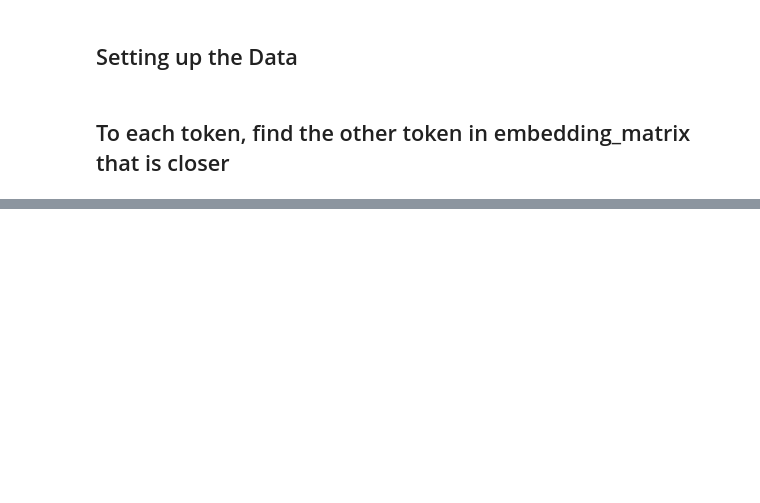
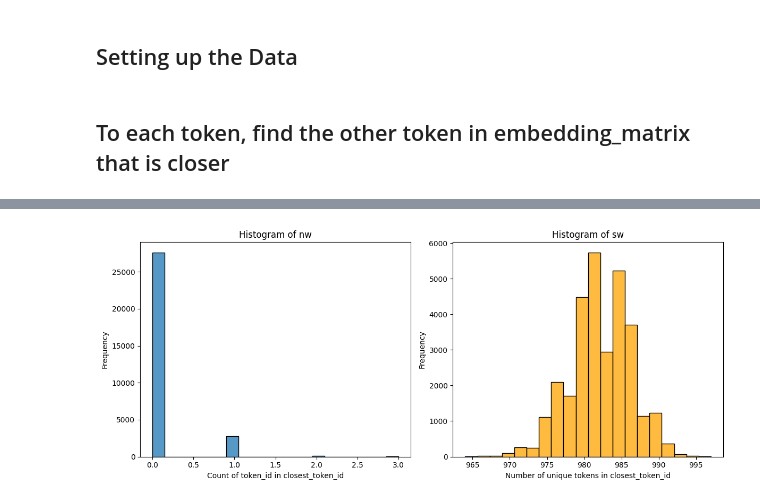
Before and after one commit to IgorJoaquimn/differential-privacy, a Jupyter notebook: Plausible Deniability Statistics.ipynb, the cells around one changed output, grey strips where cells are left out. Drawn from its saved outputs; the diff is of its cells as text; code cells hidden in the pictures; blank space fills up the shorter version.

```diff
--- a/Plausible Deniability Statistics.ipynb
+++ b/Plausible Deniability Statistics.ipynb
@@ -30,7 +54,7 @@ embedding_matrix = model.original_emb.weight  # Shape: (vocab_size, hidden_size)
 # %%
 def collect_token_embeddings_in_batches(model, tokenizer, device, batch_size=32, num_repeats=1000):
     model.eval()
-    token_ids = list(tokenizer.get_vocab().values())
+    token_ids = sorted(list(tokenizer.get_vocab().values()))
     idx = []
     embeddings = []
 
@@ -56,8 +80,8 @@ def collect_token_embeddings_in_batches(model, tokenizer, device, batch_size=32,
 
 idx, embeddings = collect_token_embeddings_in_batches(
     model, tokenizer, device,
-    batch_size=1024,
-    num_repeats=100
+    batch_size=512,
+    num_repeats=1000
 )
 # %% [markdown]
 ## To each token, find the other token in embedding_matrix that is closer
@@ -132,8 +232,8 @@ def compute_closest_embeddings(idx_list, embedding_list, embedding_matrix, token
 # %%
-df_results = compute_closest_embeddings(
+df_results = compute_closest_embeddings_faiss(
     idx_list=idx,
     embedding_list=embeddings,
     embedding_matrix=embedding_matrix,
     tokenizer=tokenizer,
-    batch_size=256
+    batch_size=64
 )
@@ -153,0 +240,3 @@ print(least_common)
+# %%
+df_results["nw"] = df_results.apply(lambda row: row["closest_token_id"].count(row["token_id"]), axis=1)
+df_results["sw"] = df_results["closest_token_id"].apply(lambda x: len(set(x)))
@@ -153,0 +263,24 @@ print(least_common)
+# %%
+import seaborn as sns
+import matplotlib.pyplot as plt
+# Plot histograms
+plt.figure(figsize=(12, 5))
+
+# Plot nw
+plt.subplot(1, 2, 1)
+sns.histplot(df_results["nw"], bins=20, kde=False)
+plt.title("Histogram of nw")
+plt.xlabel("Count of token_id in closest_token_id")
+plt.ylabel("Frequency")
+
+# Plot sw
+plt.subplot(1, 2, 2)
+sns.histplot(df_results["sw"], bins=20, kde=False, color="orange")
+plt.title("Histogram of sw")
+plt.xlabel("Number of unique tokens in closest_token_id")
+plt.ylabel("Frequency")
+
+plt.tight_layout()
+plt.show()
+# %% [output]
+[figure, added]
```
Also changed, not shown: parts of 9 cells of this notebook, 12 other files.
